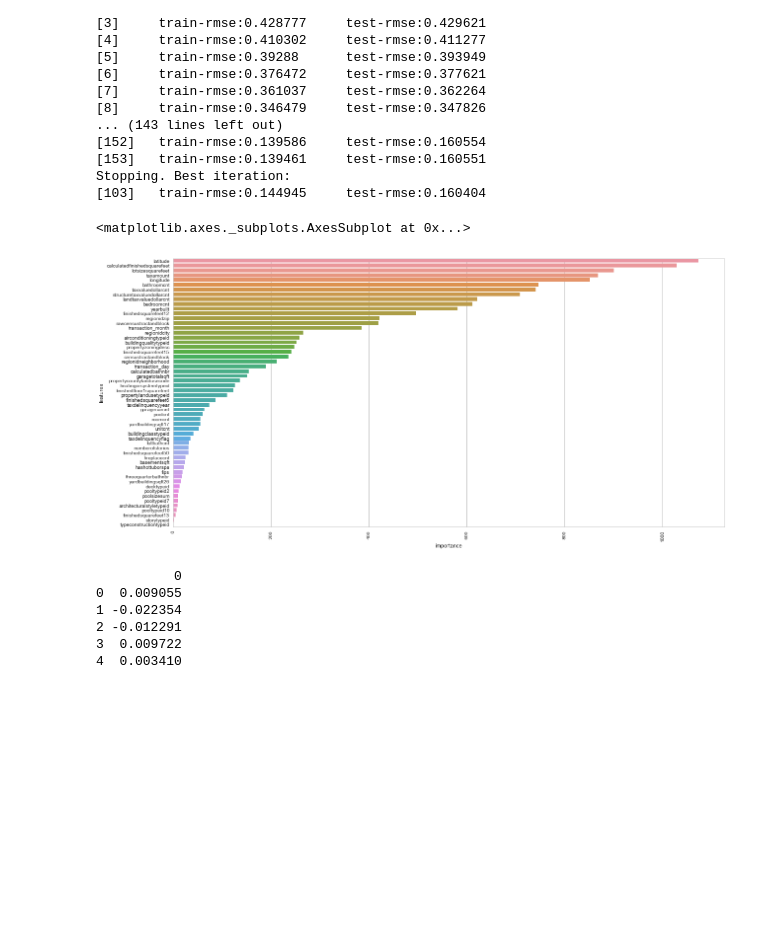
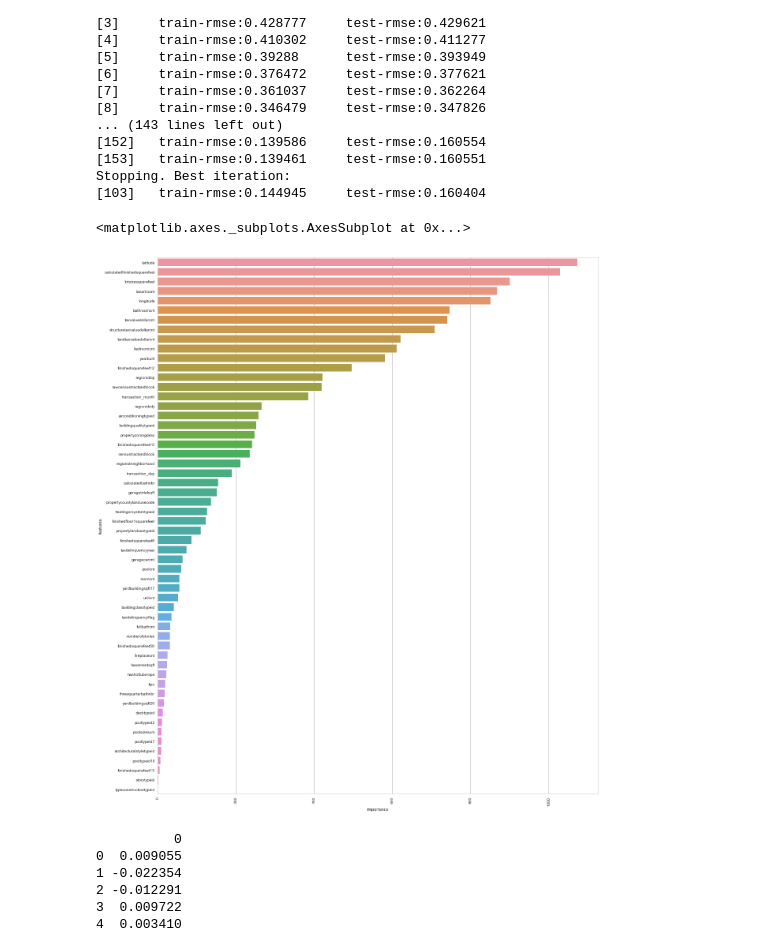
Before and after one commit to knnaraghi/Zillow-Zestimate-Kaggle, a Jupyter notebook: zestimate.ipynb, the cells around one changed output. Drawn from its saved outputs; the diff is of its cells as text; code cells hidden in the pictures; blank space fills up the shorter version.

```diff
--- a/zestimate.ipynb
+++ b/zestimate.ipynb
@@ -256,16 +256,16 @@ Stopping. Best iteration:
 # %%
 featureImportance = regr.get_fscore()
 features = pd.DataFrame()
 features['features'] = featureImportance.keys()
 features['importance'] = featureImportance.values()
 features.sort_values(by=['importance'],ascending=False,inplace=True)
 fig,ax= plt.subplots()
-fig.set_size_inches(20,10)
+fig.set_size_inches(20,25)
 plt.xticks(rotation=90)
 sns.barplot(data=features, x="importance", y="features", orient="h")
 # %% [output]
 <matplotlib.axes._subplots.AxesSubplot at 0x...>
-[figure, old version]
+[figure, new version]
 # %%
 xTest = train_df.drop(['parcelid', 'logerror'], axis=1)
 dTest = xgb.DMatrix(xTest)
```
Also changed, not shown: parts of 1 cell of this notebook.
